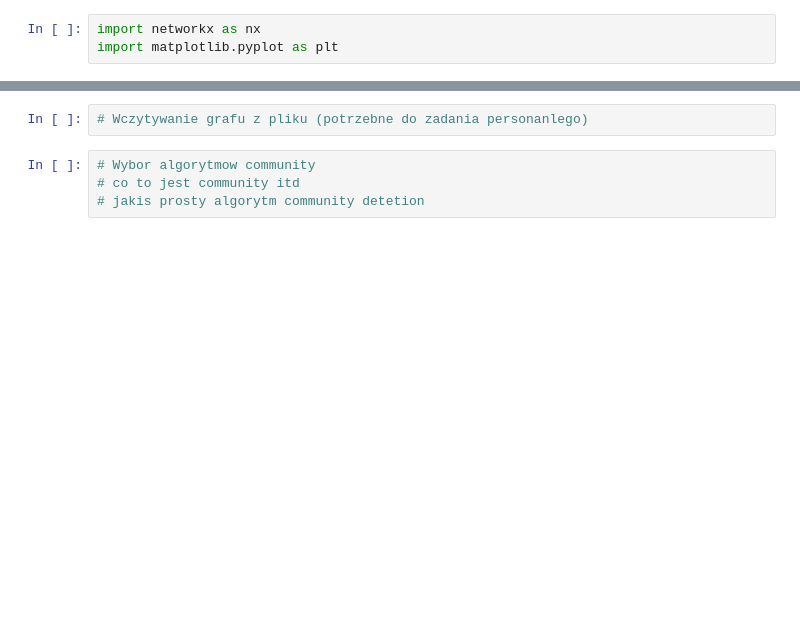
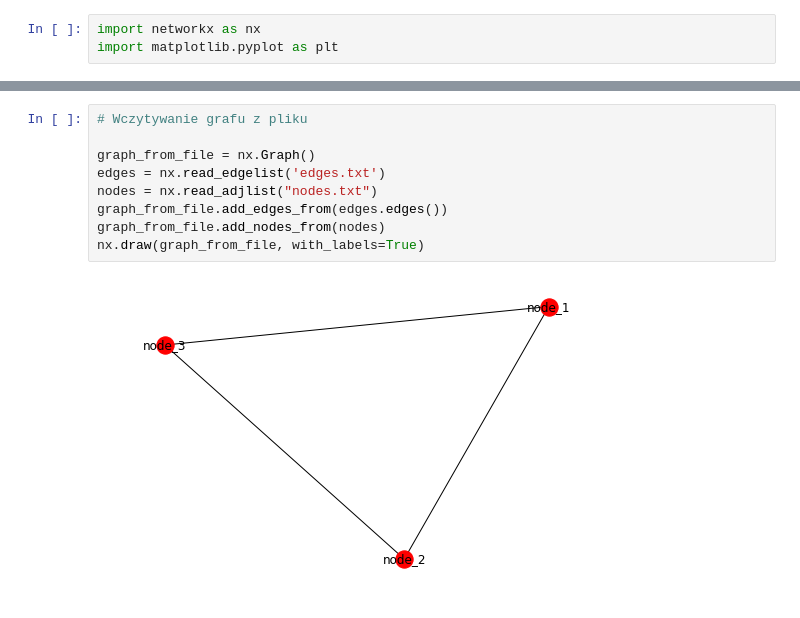
Before and after one commit to grzegorzborkowski/networkx-tutorial, a Jupyter notebook: NetworkX.ipynb, the cells around one changed output, grey strips where cells are left out. Drawn from its saved outputs; the diff is of its cells as text; blank space fills up the shorter version.

```diff
--- a/NetworkX.ipynb
+++ b/NetworkX.ipynb
@@ -68,6 +97,11 @@ print(full_graph_2.degree)
-# %%
-# Wczytywanie grafu z pliku (potrzebne do zadania personanlego)
-# %%
-# Wybor algorytmow community
-# co to jest community itd
-# jakis prosty algorytm community detetion
+# %%
+# Wczytywanie grafu z pliku
+
+graph_from_file = nx.Graph()
+edges = nx.read_edgelist('edges.txt')
+nodes = nx.read_adjlist("nodes.txt")
+graph_from_file.add_edges_from(edges.edges())
+graph_from_file.add_nodes_from(nodes)
+nx.draw(graph_from_file, with_labels=True)
+# %% [output]
+[figure, added]
```
Also changed, not shown: parts of 16 cells of this notebook, 2 other files.
